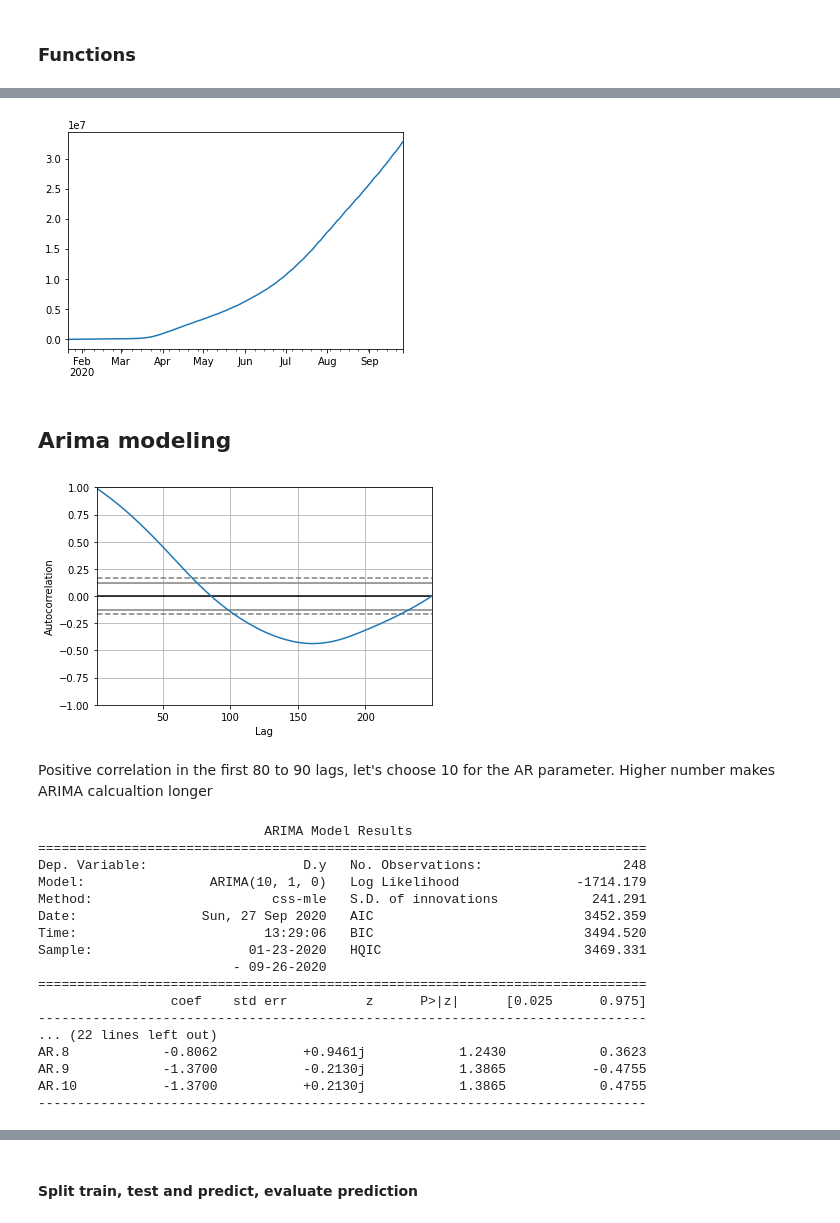
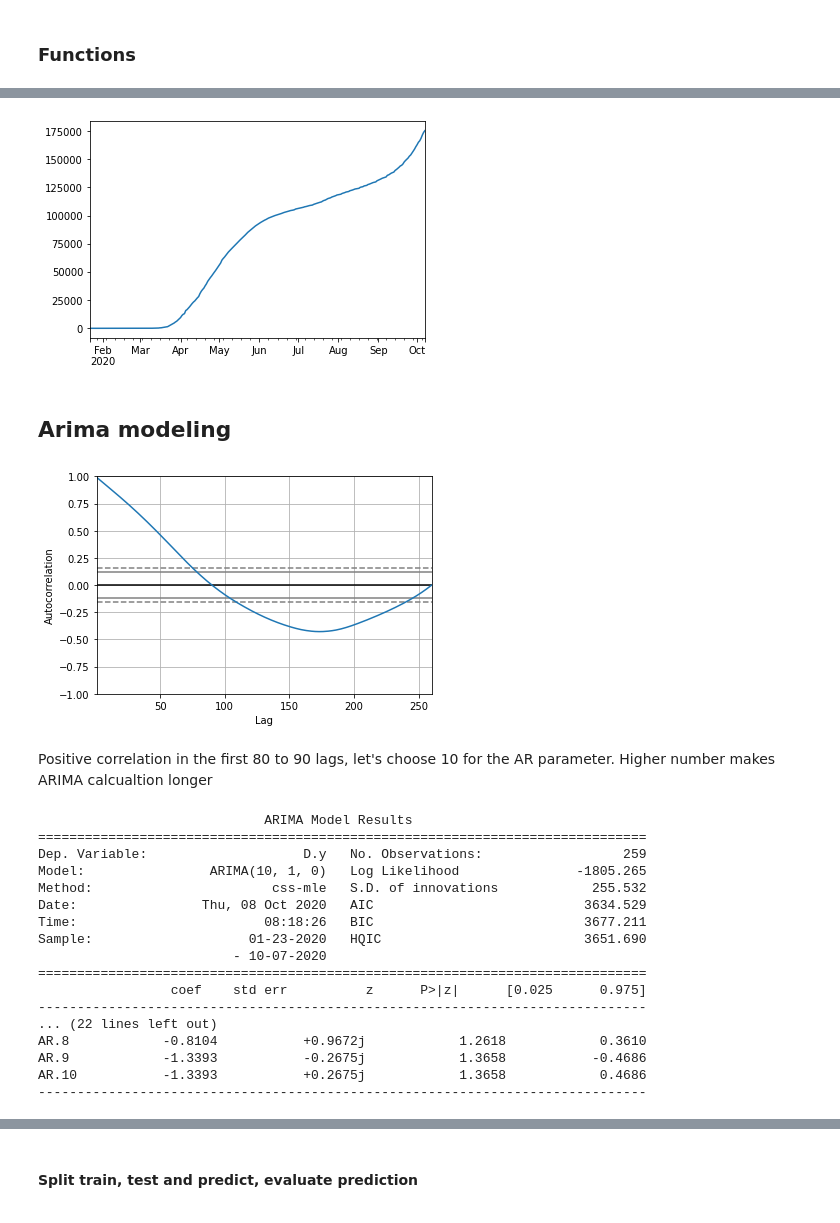
Before and after one commit to arielgamino/covid-19-analysis-and-prediction, a Jupyter notebook: Milestone-4 - ARIMA Analysis.ipynb, the cells around one changed output, grey strips where cells are left out. Cells and saved outputs as stored; diff of their text form; code cells hidden in the pictures.

```diff
--- a/Milestone-4 - ARIMA Analysis.ipynb
+++ b/Milestone-4 - ARIMA Analysis.ipynb
@@ -136,18 +138,18 @@ pyplot.show()
 # %%
 # Display confirmed cases of Canada (sample)
-series = get_country_data("World", world_confirmed_df)
+series = get_country_data("Canada", world_confirmed_df)
 series.plot()
-pyplot.show()
+plt.show()
 # %% [output]
-[figure, old version]
+[figure, new version]
 # %% [markdown]
 ## Arima modeling
 # %%
 # Autocorrelation test
 autocorrelation_plot(series)
-pyplot.show()
+plt.show()
 # %% [output]
-[figure, old version]
+[figure, new version]
 # %% [markdown]
 Positive correlation in the first 80 to 90 lags, let's choose 10 for the AR parameter. Higher number makes ARIMA calcualtion longer
 # %%
@@ -159,20 +161,20 @@ print(model_fit.summary())
 # %% [output]
                              ARIMA Model Results
 ==============================================================================
-Dep. Variable:                    D.y   No. Observations:                  248
-Model:                ARIMA(10, 1, 0)   Log Likelihood               -1714.179
-Method:                       css-mle   S.D. of innovations            241.291
-Date:                Sun, 27 Sep 2020   AIC                           3452.359
-Time:                        13:29:06   BIC                           3494.520
-Sample:                    01-23-2020   HQIC                          3469.331
-                         - 09-26-2020
+Dep. Variable:                    D.y   No. Observations:                  259
+Model:                ARIMA(10, 1, 0)   Log Likelihood               -1805.265
+Method:                       css-mle   S.D. of innovations            255.532
+Date:                Thu, 08 Oct 2020   AIC                           3634.529
+Time:                        08:18:26   BIC                           3677.211
+Sample:                    01-23-2020   HQIC                          3651.690
+                         - 10-07-2020
 ==============================================================================
                  coef    std err          z      P>|z|      [0.025      0.975]
 ------------------------------------------------------------------------------
 ... (22 lines left out)
-AR.8            -0.8062           +0.9461j            1.2430            0.3623
-AR.9            -1.3700           -0.2130j            1.3865           -0.4755
-AR.10           -1.3700           +0.2130j            1.3865            0.4755
+AR.8            -0.8104           +0.9672j            1.2618            0.3610
+AR.9            -1.3393           -0.2675j            1.3658           -0.4686
+AR.10           -1.3393           +0.2675j            1.3658            0.4686
 ------------------------------------------------------------------------------
 # %%
 # plot residual errors
```
Also changed, not shown: parts of 16 cells of this notebook, 1 other file.
